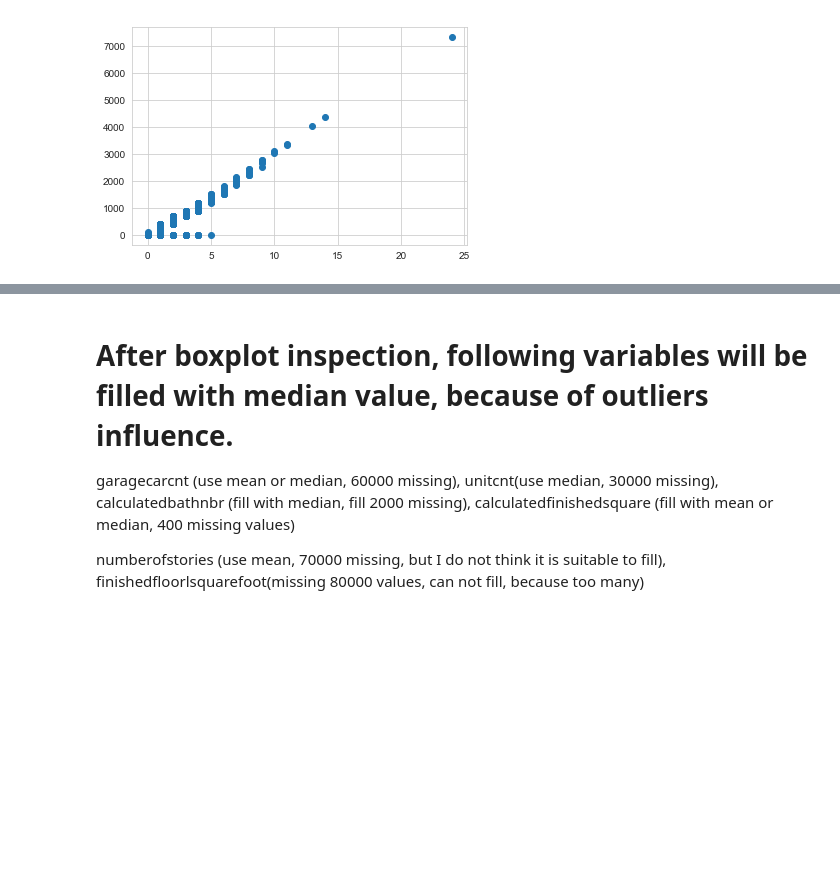
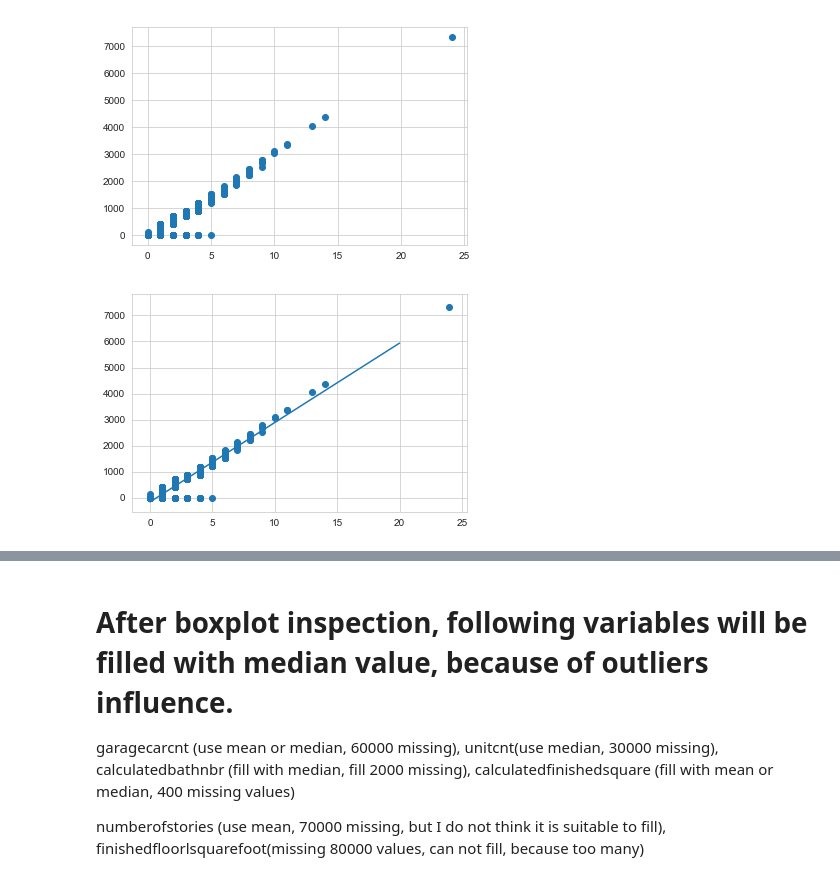
Before and after one commit to Juliet1999Hu/Capstone_project_1, a Jupyter notebook: Data_Cleasing.ipynb, the cells around one changed output, grey strips where cells are left out. Cells and saved outputs as stored; diff of their text form; code cells hidden in the pictures; blank space fills up the shorter version.

```diff
--- a/Data_Cleasing.ipynb
+++ b/Data_Cleasing.ipynb
@@ -360,0 +290,5 @@ plt.show()
+# %%
+merged_df.drop(['calculatedbathnbr', 'threequarterbathnbr', 'finishedsquarefeet12', 'finishedsquarefeet15', 'finishedsquarefeet50', 'rawcensustractandblock', 'taxamount', 'landtaxvaluedollarcnt', 'pooltypeid7'],axis=1, inplace = True)
+# %%
+merged_df.drop('finishedfloor1squarefeet',axis=1, inplace = True)
+merged_df.info()
@@ -360,0 +313,14 @@ plt.show()
+# %%
+#Fill in missing values for categorical features as None
+index = merged_df['hashottuborspa'].isnull()
+merged_df.loc[index,'hashottuborspa'] = 'False'
+
+index = merged_df['taxdelinquencyflag'].isnull()
+merged_df.loc[index,'taxdelinquencyflag'] = 'N'
+index = merged_df['poolcnt'].isnull()
+merged_df.loc[index,'poolcnt'] = 0
+
+#fireplace related features, fireplace count, and fireplaceflag. Fireplaceflag has more missing values.
+index = merged_df['fireplacecnt'].isnull()
+merged_df.loc[index,'fireplacecnt'] = 0
+merged_df['storytypeid'].value_counts()
@@ -360,0 +330,7 @@ plt.show()
+# %%
+#fill missing values for basementsqft, and storytypeid
+#index = merged_df[(merged_df['basementsqft']!=None) &(merged_df['storytypeid'] != None)]
+index = merged_df[(merged_df['basementsqft'].isnull()) & (merged_df['storytypeid'].isnull())].index
+index
+merged_df.loc[index,['basementsqft','storytypeid']] = 0
+merged_df.info()
@@ -363,3 +357,20 @@ plt.scatter(x='garagecarcnt', y='garagetotalsqft',data = merged_df)
 plt.show()
 # %% [output]
 [figure]
+# %%
+# Perform a linear regression using np.polyfit(): a, b
+index = (merged_df['garagetotalsqft']>800.0)
+
+a, b = np.polyfit(merged_df.loc[index,'garagecarcnt'], merged_df.loc[index,'garagetotalsqft'],1)
+
+# Make theoretical line to plot
+x = np.linspace(0,20,1000)
+y = a * x + b
+
+# Add regression line to your plot
+plt.plot(x, y)
+plt.scatter(x='garagecarcnt', y='garagetotalsqft',data = merged_df)
+# Show the plot
+plt.show()
+# %% [output]
+[figure, added]
```
Also changed, not shown: parts of 66 cells of this notebook.
